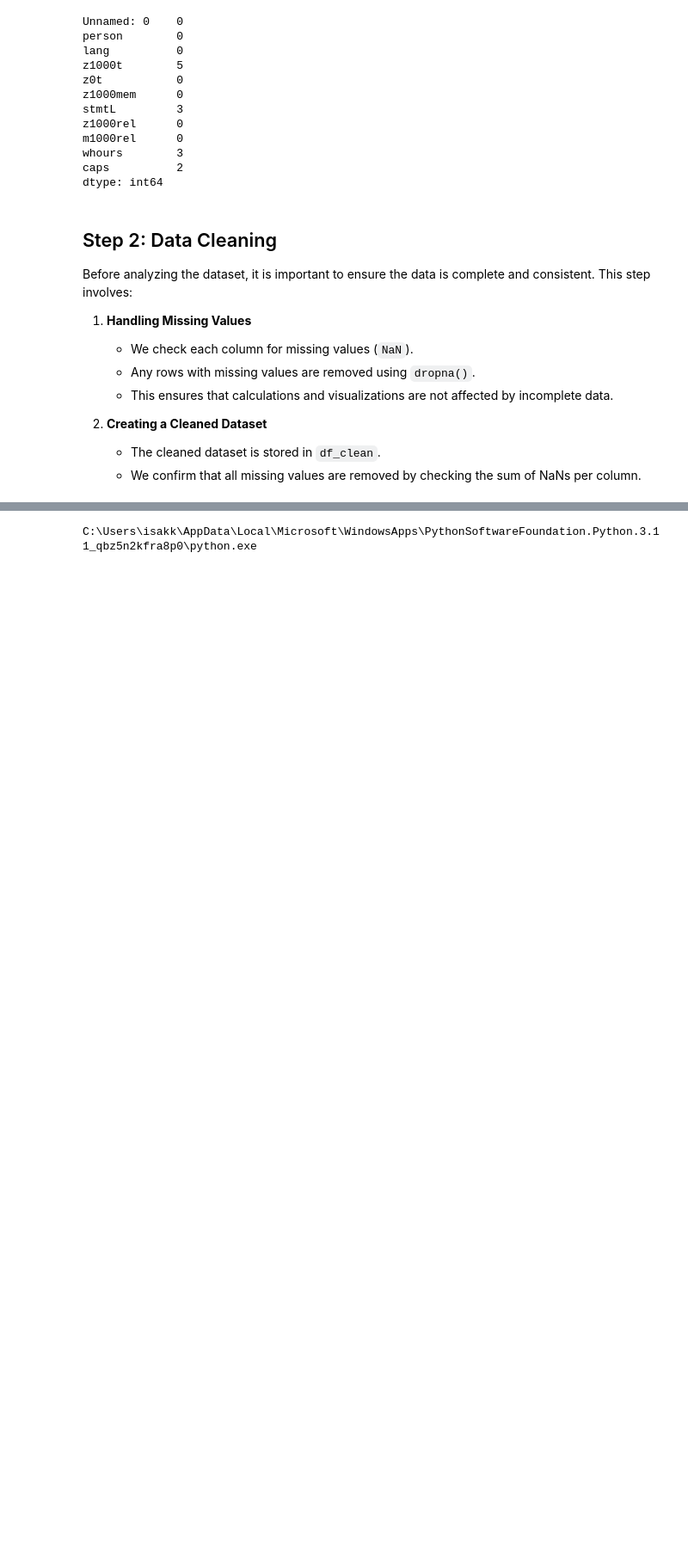
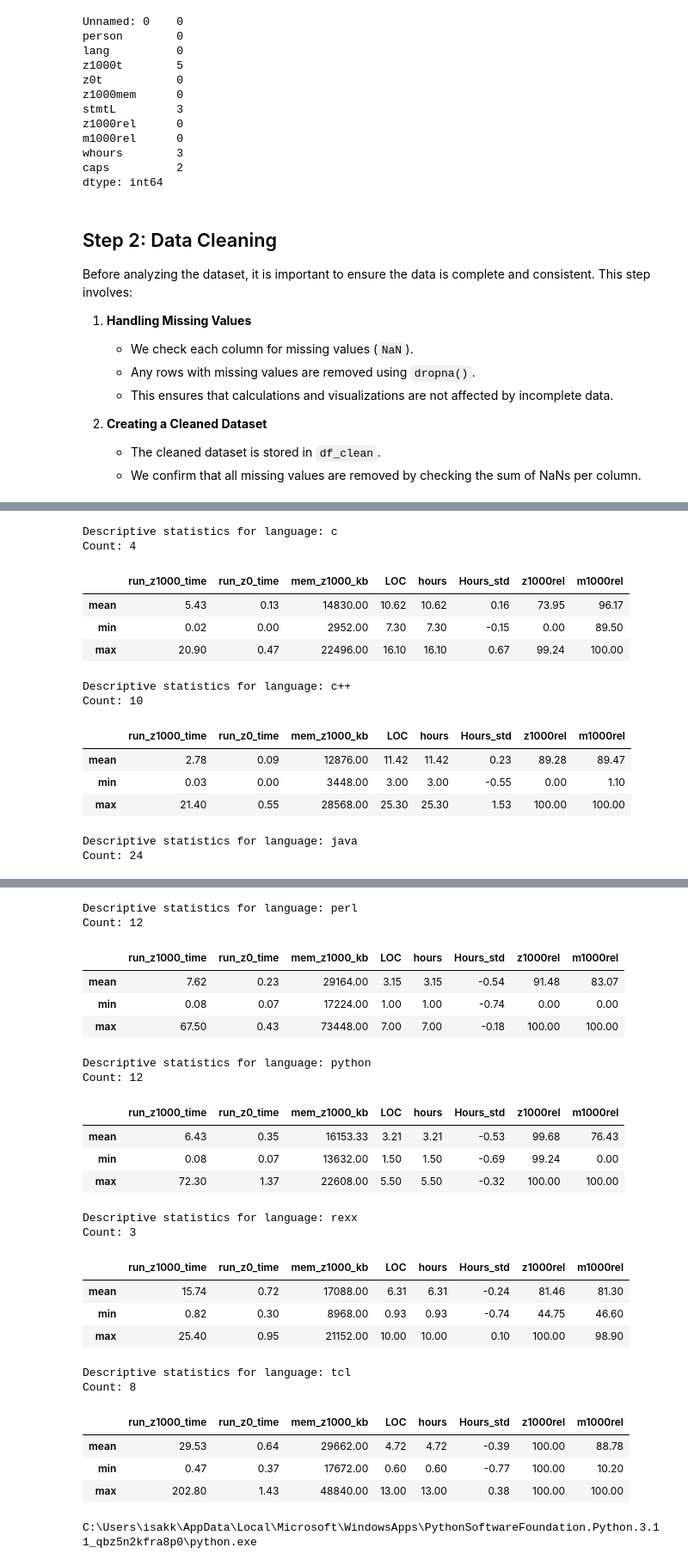
Before and after one commit to Beansak/Forskningsmetodik_assignment3, a Jupyter notebook: analysis.ipynb, the cells around one changed output, grey strips where cells are left out. Shown at 86% size. Drawn from its saved outputs; the diff is of its cells as text; code cells hidden in the pictures; blank space fills up the shorter version.

Commit message:
gives mean, min, max for each language

```diff
--- a/analysis.ipynb
+++ b/analysis.ipynb
@@ -199,0 +199,26 @@ Rows after dropping NaNs: 73
+# %%
+numeric_cols = df_renamed.select_dtypes(include='number').drop(columns=['Hours_std']).columns
+
+# Descriptive statistics
+for lang in df_renamed['language'].unique():
+    print(f"Descriptive statistics for language: {lang}")
+    lang_df = df_renamed[df_renamed['language'] == lang]
+    descriptive_count = lang_df[numeric_cols].agg(['count']).iloc[0, 0]  # Extract only the first value
+    print("Count:", descriptive_count)  # Print the count directly
+    descriptive_stats = lang_df[numeric_cols].agg(['mean', 'min', 'max'])
+    display(descriptive_stats)
+# %% [output]
+Descriptive statistics for language: c
+Count: 4
+|  | run_z1000_time | run_z0_time | mem_z1000_kb | LOC | hours | Hours_std | z1000rel | m1000rel |
+| mean | 5.43 | 0.13 | 14830.00 | 10.62 | 10.62 | 0.16 | 73.95 | 96.17 |
+| min | 0.02 | 0.00 | 2952.00 | 7.30 | 7.30 | -0.15 | 0.00 | 89.50 |
+| max | 20.90 | 0.47 | 22496.00 | 16.10 | 16.10 | 0.67 | 99.24 | 100.00 |
+Descriptive statistics for language: c++
+Count: 10
+|  | run_z1000_time | run_z0_time | mem_z1000_kb | LOC | hours | Hours_std | z1000rel | m1000rel |
+| mean | 2.78 | 0.09 | 12876.00 | 11.42 | 11.42 | 0.23 | 89.28 | 89.47 |
+| min | 0.03 | 0.00 | 3448.00 | 3.00 | 3.00 | -0.55 | 0.00 | 1.10 |
+| max | 21.40 | 0.55 | 28568.00 | 25.30 | 25.30 | 1.53 | 100.00 | 100.00 |
+Descriptive statistics for language: java
+Count: 24
@@ -200,3 +229,27 @@ Rows after dropping NaNs: 73
+Descriptive statistics for language: perl
+Count: 12
+|  | run_z1000_time | run_z0_time | mem_z1000_kb | LOC | hours | Hours_std | z1000rel | m1000rel |
+| mean | 7.62 | 0.23 | 29164.00 | 3.15 | 3.15 | -0.54 | 91.48 | 83.07 |
+| min | 0.08 | 0.07 | 17224.00 | 1.00 | 1.00 | -0.74 | 0.00 | 0.00 |
+| max | 67.50 | 0.43 | 73448.00 | 7.00 | 7.00 | -0.18 | 100.00 | 100.00 |
+Descriptive statistics for language: python
+Count: 12
+|  | run_z1000_time | run_z0_time | mem_z1000_kb | LOC | hours | Hours_std | z1000rel | m1000rel |
+| mean | 6.43 | 0.35 | 16153.33 | 3.21 | 3.21 | -0.53 | 99.68 | 76.43 |
+| min | 0.08 | 0.07 | 13632.00 | 1.50 | 1.50 | -0.69 | 99.24 | 0.00 |
+| max | 72.30 | 1.37 | 22608.00 | 5.50 | 5.50 | -0.32 | 100.00 | 100.00 |
+Descriptive statistics for language: rexx
+Count: 3
+|  | run_z1000_time | run_z0_time | mem_z1000_kb | LOC | hours | Hours_std | z1000rel | m1000rel |
+| mean | 15.74 | 0.72 | 17088.00 | 6.31 | 6.31 | -0.24 | 81.46 | 81.30 |
+| min | 0.82 | 0.30 | 8968.00 | 0.93 | 0.93 | -0.74 | 44.75 | 46.60 |
+| max | 25.40 | 0.95 | 21152.00 | 10.00 | 10.00 | 0.10 | 100.00 | 98.90 |
+Descriptive statistics for language: tcl
+Count: 8
+|  | run_z1000_time | run_z0_time | mem_z1000_kb | LOC | hours | Hours_std | z1000rel | m1000rel |
+| mean | 29.53 | 0.64 | 29662.00 | 4.72 | 4.72 | -0.39 | 100.00 | 88.78 |
+| min | 0.47 | 0.37 | 17672.00 | 0.60 | 0.60 | -0.77 | 100.00 | 10.20 |
+| max | 202.80 | 1.43 | 48840.00 | 13.00 | 13.00 | 0.38 | 100.00 | 100.00 |
 # %%
 import sys
 print(sys.executable)
```
Also changed, not shown: parts of 3 cells of this notebook.
